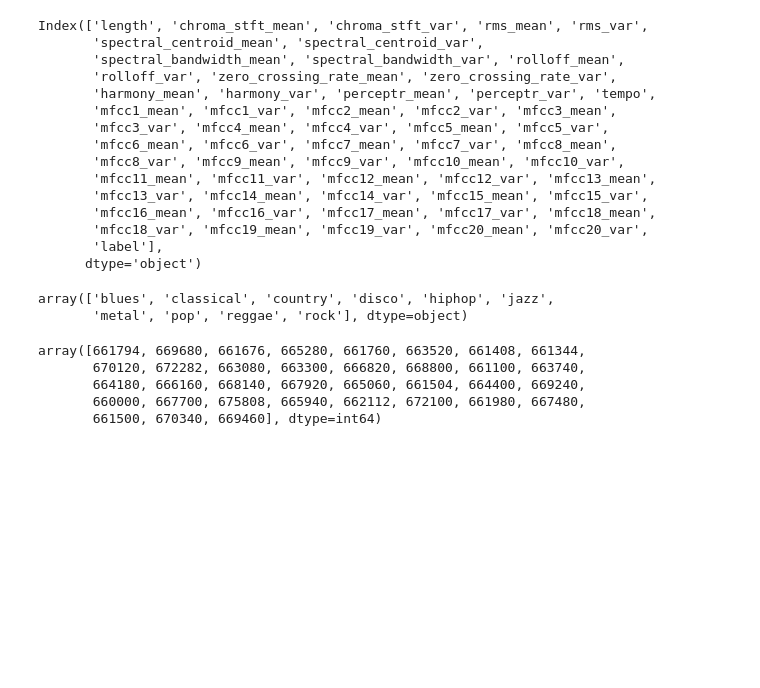
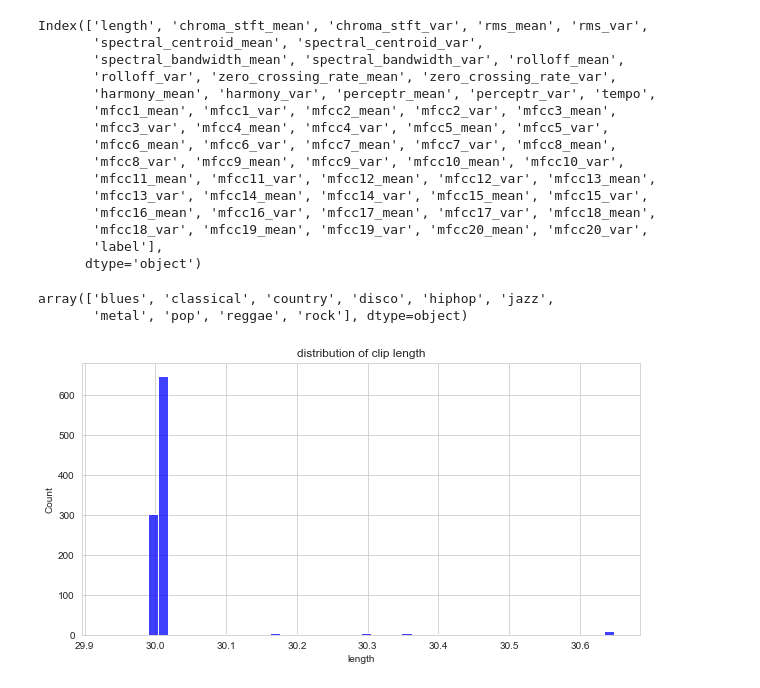
Before and after one commit to Pliploop/Groover_Tech_Test, a Jupyter notebook: GroovrTest.ipynb, the cells around one changed output. Drawn from its saved outputs; the diff is of its cells as text; code cells hidden in the pictures; blank space fills up the shorter version.

```diff
--- a/GroovrTest.ipynb
+++ b/GroovrTest.ipynb
@@ -120,10 +158,9 @@ dataset.label.unique()
 array(['blues', 'classical', 'country', 'disco', 'hiphop', 'jazz',
        'metal', 'pop', 'reggae', 'rock'], dtype=object)
 # %%
-dataset.length.unique()
+fig,ax = plt.subplots(figsize=(10,5))
+sns.histplot(dataset.length/22050,bins=50,color='b')
+plt.title('distribution of clip length')
+display()
 # %% [output]
-array([661794, 669680, 661676, 665280, 661760, 663520, 661408, 661344,
-       670120, 672282, 663080, 663300, 666820, 668800, 661100, 663740,
-       664180, 666160, 668140, 667920, 665060, 661504, 664400, 669240,
-       660000, 667700, 675808, 665940, 662112, 672100, 661980, 667480,
-       661500, 670340, 669460], dtype=int64)
+[figure, added]
```
Also changed, not shown: parts of 32 cells of this notebook, 4 other files.
